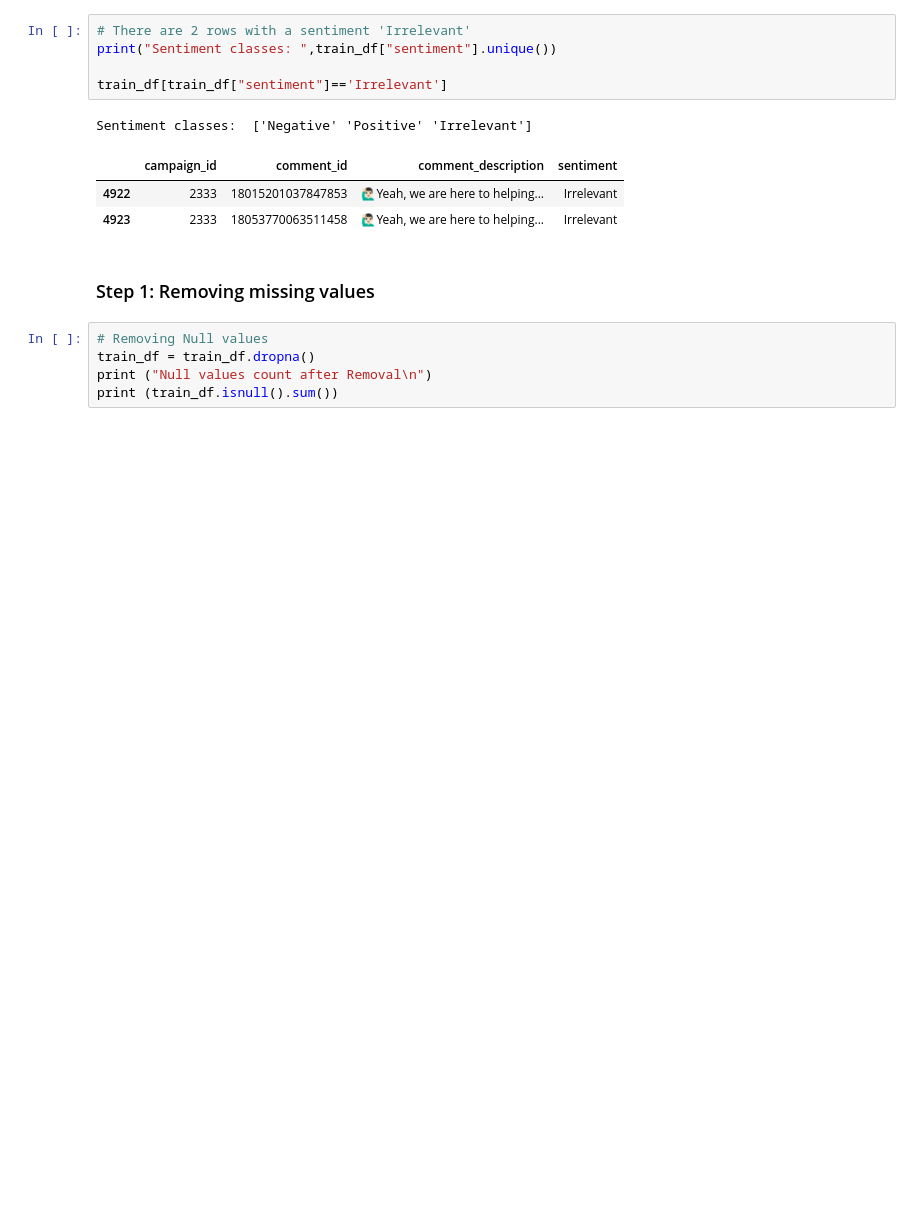
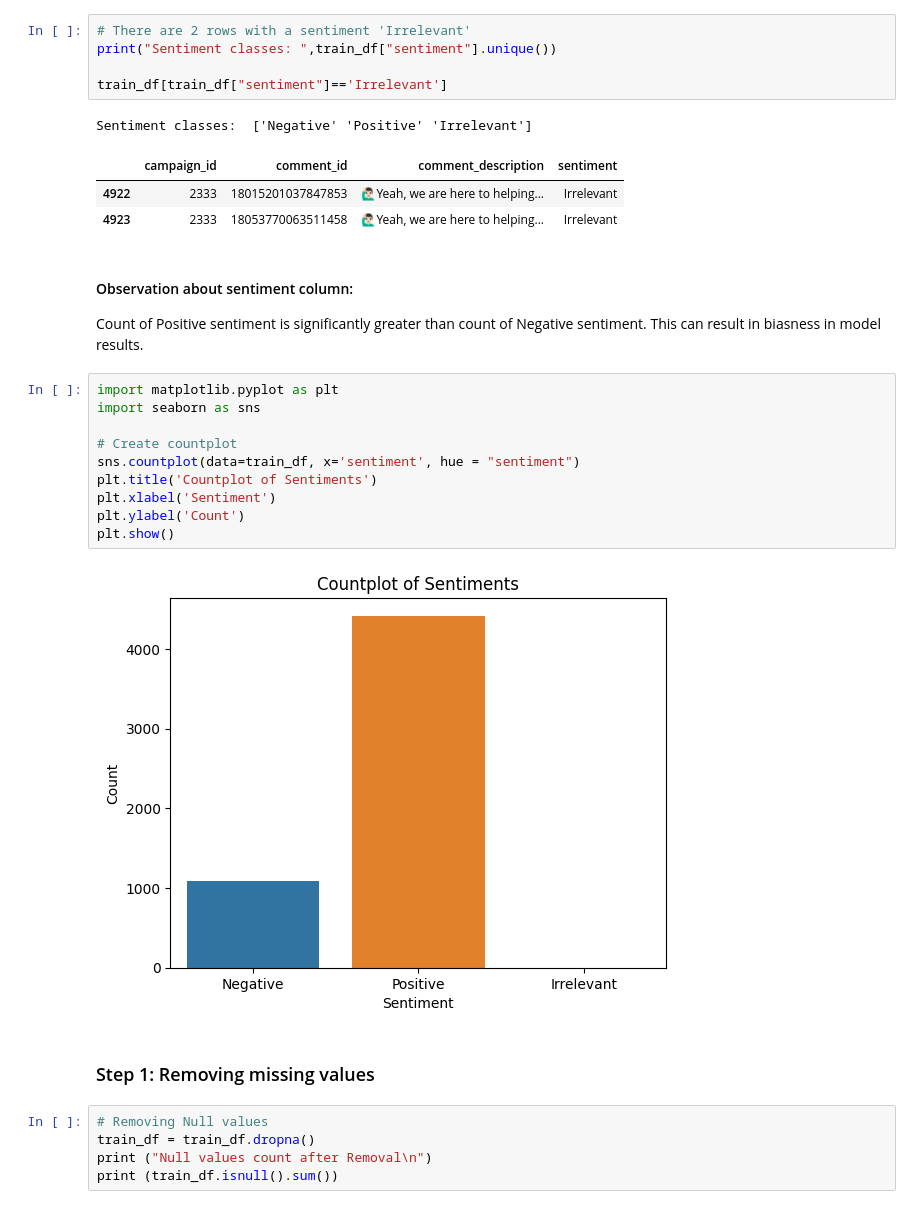
Before and after one commit to Shahzaib0217/Fine-Tunning-Bert, a Jupyter notebook: Model_Fine_tuning_and_Inference_Notebook_Shahzaib_Khan.ipynb, the cells around one changed output. Saved outputs shown, nothing was run; the diff lists cells and outputs as text; blank space fills up the shorter version.

```diff
--- a/Model_Fine_tuning_and_Inference_Notebook_Shahzaib_Khan.ipynb
+++ b/Model_Fine_tuning_and_Inference_Notebook_Shahzaib_Khan.ipynb
@@ -78,6 +78,21 @@ Sentiment classes:  ['Negative' 'Positive' 'Irrelevant']
 |  | campaign_id | comment_id | comment_description | sentiment |
 | 4922 | 2333 | 18015201037847853 | 🙋🏻‍♂️Yeah, we are here to helping... | Irrelevant |
 | 4923 | 2333 | 18053770063511458 | 🙋🏻‍♂️Yeah, we are here to helping... | Irrelevant |
+# %% [markdown]
+#### Observation about sentiment column:
+Count of Positive sentiment is significantly greater than count of Negative sentiment. This can result in biasness in model results.
+# %%
+import matplotlib.pyplot as plt
+import seaborn as sns
+
+# Create countplot
+sns.countplot(data=train_df, x='sentiment', hue = "sentiment")
+plt.title('Countplot of Sentiments')
+plt.xlabel('Sentiment')
+plt.ylabel('Count')
+plt.show()
+# %% [output]
+[figure, added]
 # %% [markdown]
 ### Step 1: Removing missing values
 # %%
```
